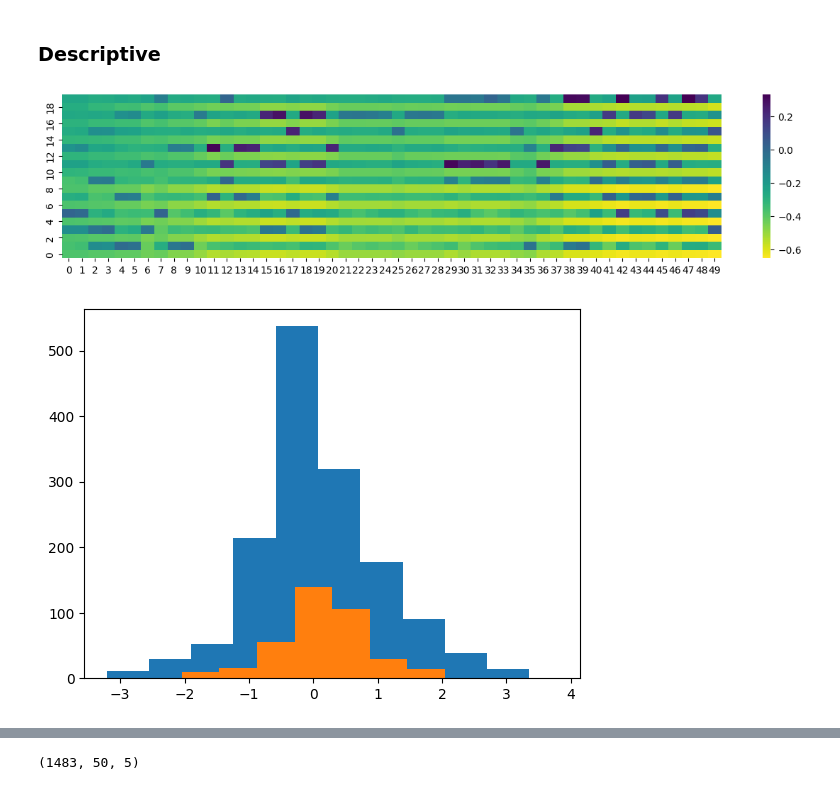
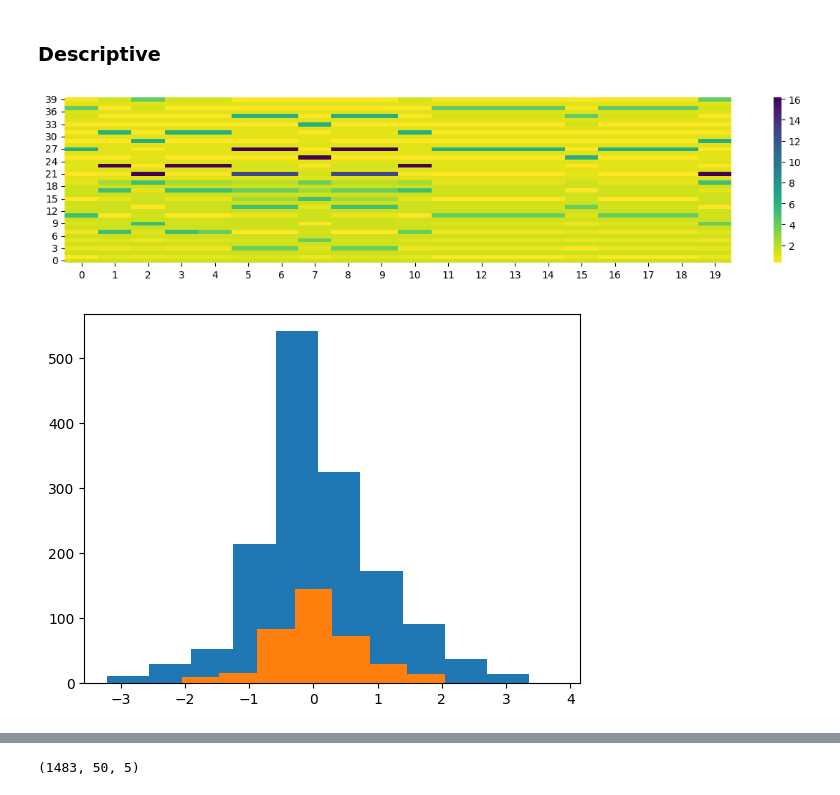
Before and after one commit to noahpy/crypto_trading, a Jupyter notebook: main.ipynb, the cells around one changed output, grey strips where cells are left out. Saved outputs shown, nothing was run; the diff lists cells and outputs as text; code cells hidden in the pictures.

```diff
--- a/main.ipynb
+++ b/main.ipynb
@@ -17,7 +21,7 @@ The autoreload extension is already loaded. To reload it, use:
 ### Load Data
 # %%
 ob_data, trade_data, mp_data = load_ob_and_trade_data(
-    folder = '../data/',
+    folder = 'data/',
     contract = 'CAKEUSDT',
     start_date = datetime(2025, 4, 9),
     end_date = datetime(2025, 4, 9),
@@ -32,7 +36,7 @@ X_ob, X_trade, Y_data = build_data_set(
     trade_data,
     mp_data,
     6,
-    50,
+    20,
     5
 )
 # %% [markdown]
@@ -57,17 +61,17 @@ x_trade_train = x_trade_train[keep]
 ### Descriptive
 # %%
 plt.figure(figsize=(15, 3))
-sns.heatmap(x_ob_train[490].T, cmap='viridis_r')#, vmin=-5, vmax=100)
+sns.heatmap(X_ob[493].T, cmap='viridis_r')#, vmin=-5, vmax=100)
 plt.gca().invert_yaxis()
 plt.show()
 # %% [output]
-[figure, old version]
+[figure, new version]
 # %%
 plt.hist(y_train)
 plt.hist(y_val)
 plt.show()
 # %% [output]
-[figure, old version]
+[figure, new version]
 # %%
 print(f"up-trends: {(y_val < 0).sum()/len(y_val)}")
 print(f"down-trends: {(y_val > 0).sum()/len(y_val)}")
```
Also changed, not shown: parts of 8 cells of this notebook, 4 other files.
